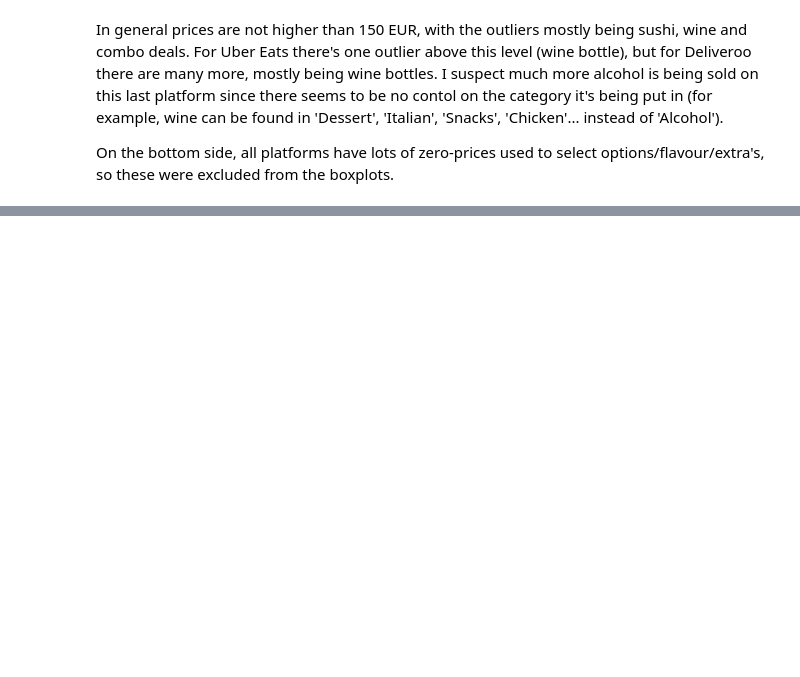
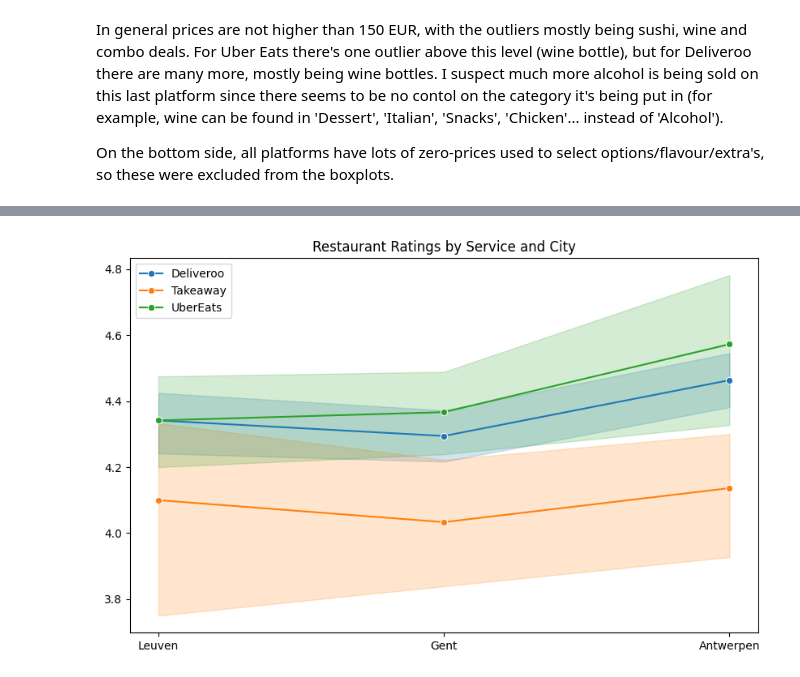
Before and after one commit to lefmannetje/Project-SQL, a Jupyter notebook: code-space/Maarten.ipynb, the cells around one changed output, grey strips where cells are left out. Saved outputs shown, nothing was run; the diff lists cells and outputs as text; code cells hidden in the pictures; blank space fills up the shorter version.

```diff
--- a/code-space/Maarten.ipynb
+++ b/code-space/Maarten.ipynb
@@ -153,0 +89,60 @@ display(df_deliveroo)
+# %%
+## Q: How do ratings of similar restaurants differ across Uber Eats, Deliveroo, and Takeaway?
+
+# Connect to the main database
+conn = sqlite3.connect('../databases/takeaway.db')
+
+# Create a cursor object
+cursor = conn.cursor()
+
+# Attach the other databases
+cursor.execute("ATTACH DATABASE '../databases/deliveroo.db' AS deliveroo")
+cursor.execute("ATTACH DATABASE '../databases/ubereats.db' AS ubereats")
+
+# Make the query
+query1 = """
+    SELECT
+        t.name, t.city,
+        d.rating AS Deliveroo, t.ratings AS Takeaway, u.rating__rating_value AS UberEats
+    FROM
+        restaurants AS t
+    INNER JOIN
+        ubereats.restaurants AS u
+        ON t.name = u.name AND t.postal_code = u.postal_code
+    INNER JOIN
+        deliveroo.restaurants AS d
+        ON t.name = d.name AND t.postal_code = d.postal_code
+    WHERE
+        d.rating != 0.0 AND d.rating IS NOT NULL
+        AND t.ratings != 0.0 AND t.ratings IS NOT NULL
+        AND u.rating__rating_value != 0.0 AND u.rating__rating_value IS NOT NULL
+        AND t.city IN ('Gent', 'Antwerpen', 'Leuven')
+    ORDER BY
+        Takeaway;
+"""
+
+# Load the query result into a DataFrame
+df = pd.read_sql_query(query1, conn)
+
+# Close the connection
+conn.close()
+
+# Display the results  (uncomment to review)
+#display(df)
+
+
+# Create lineplots
+plt.figure(figsize=(10, 6))
+sns.lineplot(data=df, x='city', y='Deliveroo', label='Deliveroo', marker='o')
+sns.lineplot(data=df, x='city', y='Takeaway', label='Takeaway', marker='o')
+sns.lineplot(data=df, x='city', y='UberEats', label='UberEats', marker='o')
+
+# Customize the plot
+plt.title('Restaurant Ratings by Service and City')
+plt.xlabel('')
+plt.ylabel('')
+
+# Show the plot
+plt.show()
+# %% [output]
+[figure, added]
```
Also changed, not shown: parts of 5 cells of this notebook.
